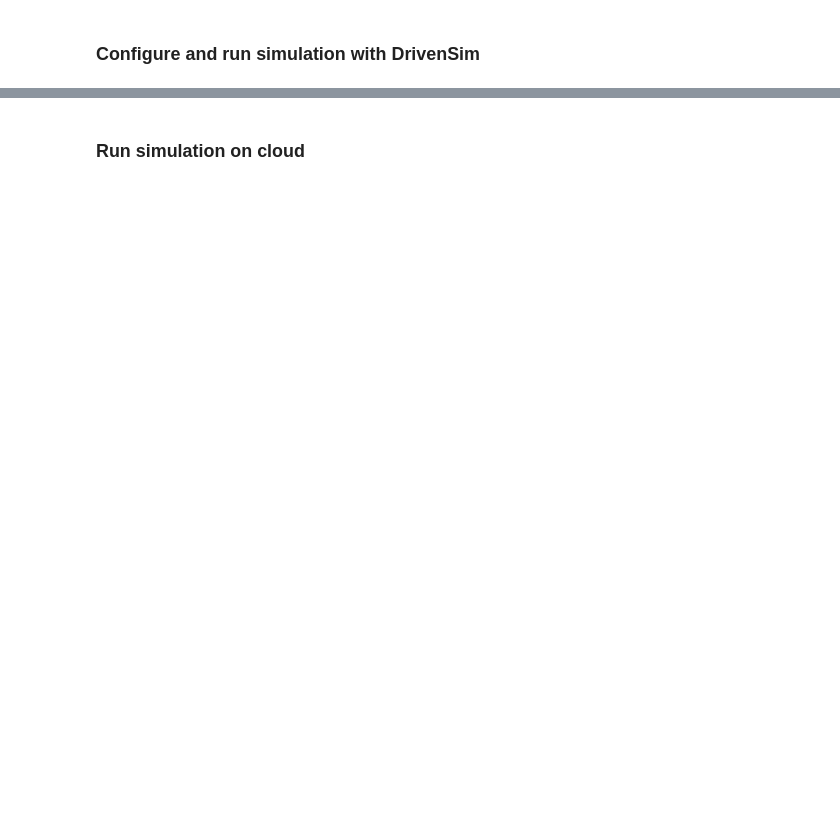
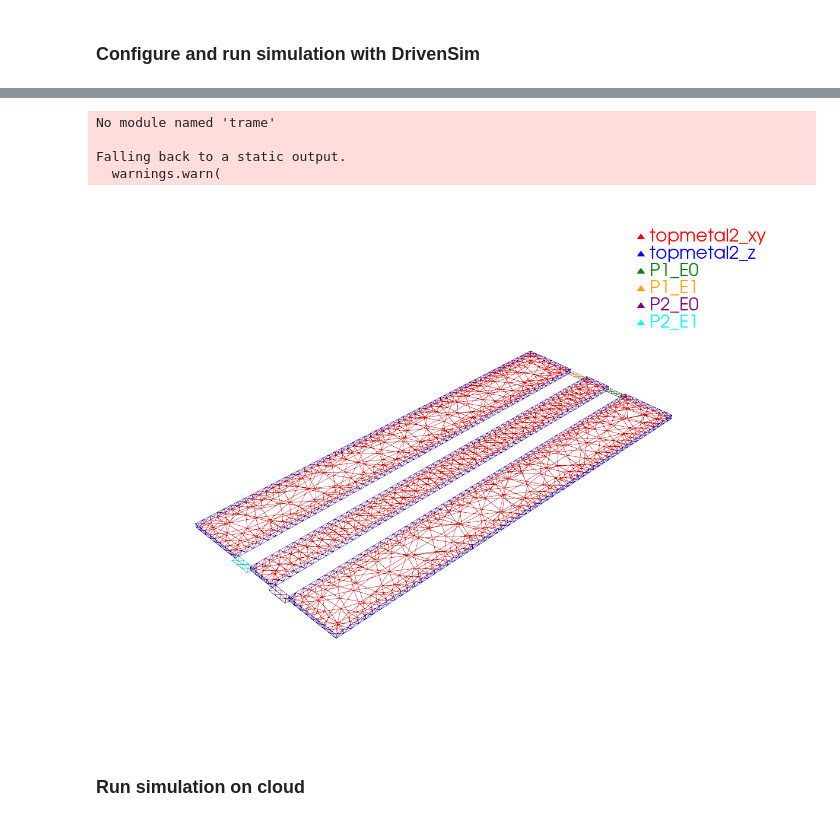
Before and after one commit to gdsfactory/gsim, a Jupyter notebook: nbs/palace_demo_cpw.ipynb, the cells around one changed output, grey strips where cells are left out. Drawn from its saved outputs; the diff is of its cells as text; code cells hidden in the pictures; blank space fills up the shorter version.

```diff
--- a/nbs/palace_demo_cpw.ipynb
+++ b/nbs/palace_demo_cpw.ipynb
@@ -125,9 +163,15 @@ sim.mesh(preset="default")
 # %%
 # Static PNG
-sim.plot_mesh(show_groups=["metal", "P"], interactive=False)
+# sim.plot_mesh(show_groups=["metal", "P"], interactive=False)
 
 # Interactive
-# sim.plot_mesh(show_groups=["metal", "P"], interactive=True)
+sim.plot_mesh(show_groups=["metal", "P"], interactive=True)
+# %% [output]
+No module named 'trame'
+
+Falling back to a static output.
+  warnings.warn(
+[figure, added]
 # %% [markdown]
 ### Run simulation on cloud
 # %%
```
Also changed, not shown: parts of 6 cells of this notebook, 1 other file.
